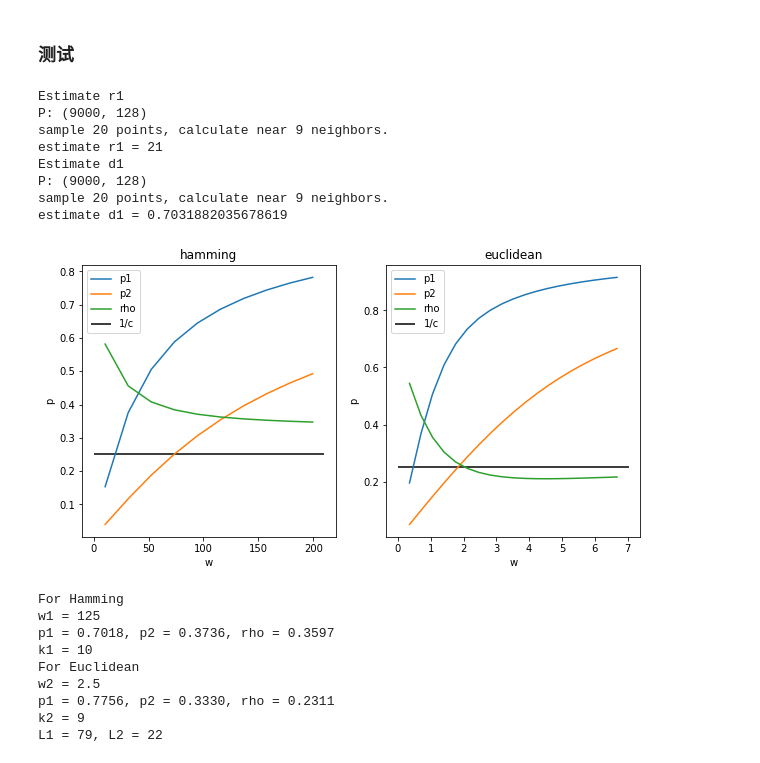
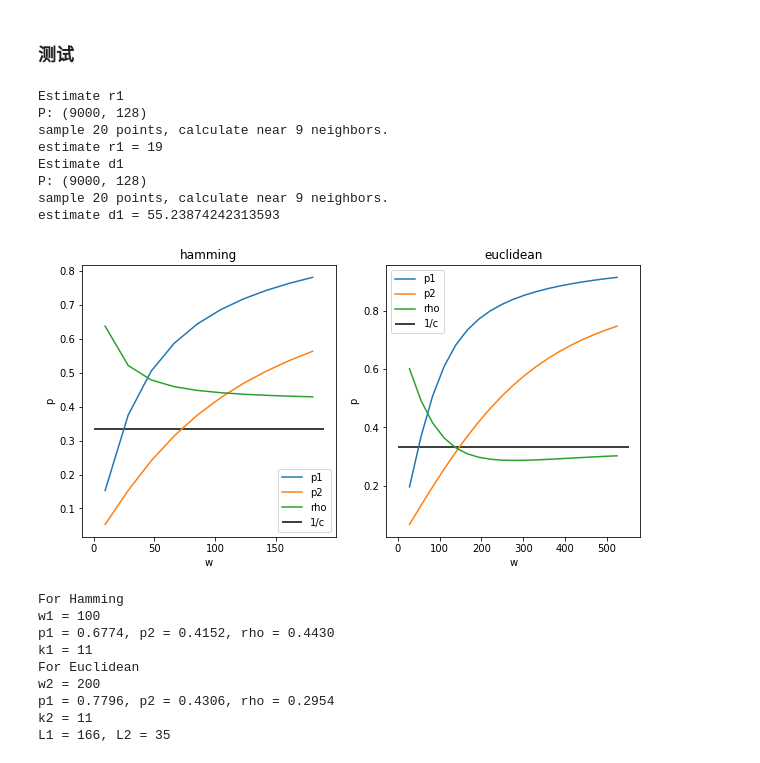
Before and after one commit to kk9six/Learn-LSH, a Jupyter notebook: 2018-OPRCP-approximate nearest neighbor binary search algorithm for hybrid data over WMSN blockchain.ipynb, the cells around one changed output. Saved outputs shown, nothing was run; the diff lists cells and outputs as text; code cells hidden in the pictures.

Commit message:
update Two types of Hybrid E2LSH

```diff
--- a/2018-OPRCP-approximate nearest neighbor binary search algorithm for hybrid data over WMSN blockchain.ipynb
+++ b/2018-OPRCP-approximate nearest neighbor binary search algorithm for hybrid data over WMSN blockchain.ipynb
@@ -2493,9 +2319,5 @@ def HybirdE2LSH_query(P, args, q, candidate=False):
     return result
 # %% [markdown]
 ### 测试
-# %%
-train = hybird_train_mnist
-test = hybird_test_mnist
-name = 'mnist'
 # %%
 %%time
@@ -2673,9 +2392,8 @@ class TLE2LSH(object):
     def __init__(self, P):
         P1 = P[:, 0].copy()
         P2 = P[:, 1].copy()
-        P2 = norm_l2.fit_transform(P2)
         d = P2.shape[1]
-        self.P = transform_hybrid(P1, P2, d)
+        self.P = P
         self.hamming_P = P1
         self.eculidean_P = P2
 
@@ -3049,30 +2770,28 @@ tle2lsh_param = TLE2LSH(P=train)
 Estimate r1
 P: (9000, 128)
 sample 20 points, calculate near 9 neighbors.
-estimate r1 = 21
+estimate r1 = 19
 Estimate d1
 P: (9000, 128)
 sample 20 points, calculate near 9 neighbors.
-estimate d1 = 0.7031882035678619
+estimate d1 = 55.23874242313593
-# %%
-tle2lsh_param.set_d1(0.7)
 # %%
-tle2lsh_param.draw_W(c1=4,c2=4)
+tle2lsh_param.draw_W(c1=3,c2=3)
 # %% [output]
-[figure, old version]
+[figure, new version]
 # %%
-tle2lsh_param.set_param(125, 2.5, delta=0.1)
+tle2lsh_param.set_param(100, 200, delta=0.1)
 tle2lsh_param.generate_auxiliary_vector()
 # %% [output]
 For Hamming
-w1 = 125
-p1 = 0.7018, p2 = 0.3736, rho = 0.3597
-k1 = 10
+w1 = 100
+p1 = 0.6774, p2 = 0.4152, rho = 0.4430
+k1 = 11
 For Euclidean
-w2 = 2.5
-p1 = 0.7756, p2 = 0.3330, rho = 0.2311
-k2 = 9
-L1 = 79, L2 = 22
+w2 = 200
+p1 = 0.7796, p2 = 0.4306, rho = 0.2954
+k2 = 11
+L1 = 166, L2 = 35
 # %%
 %%time
 buckets = TLE2LSH_process(tle2lsh_param)
```
Also changed, not shown: parts of 73 cells of this notebook.
